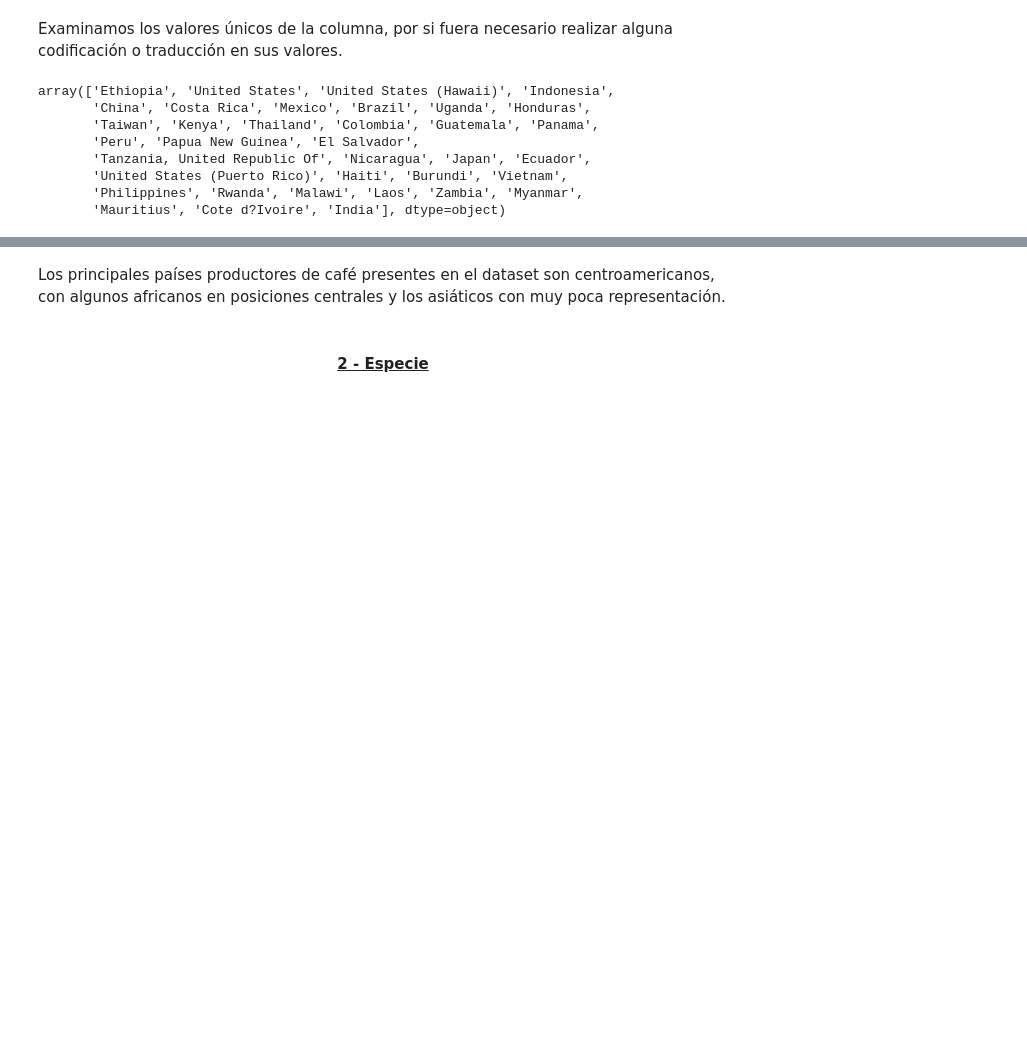
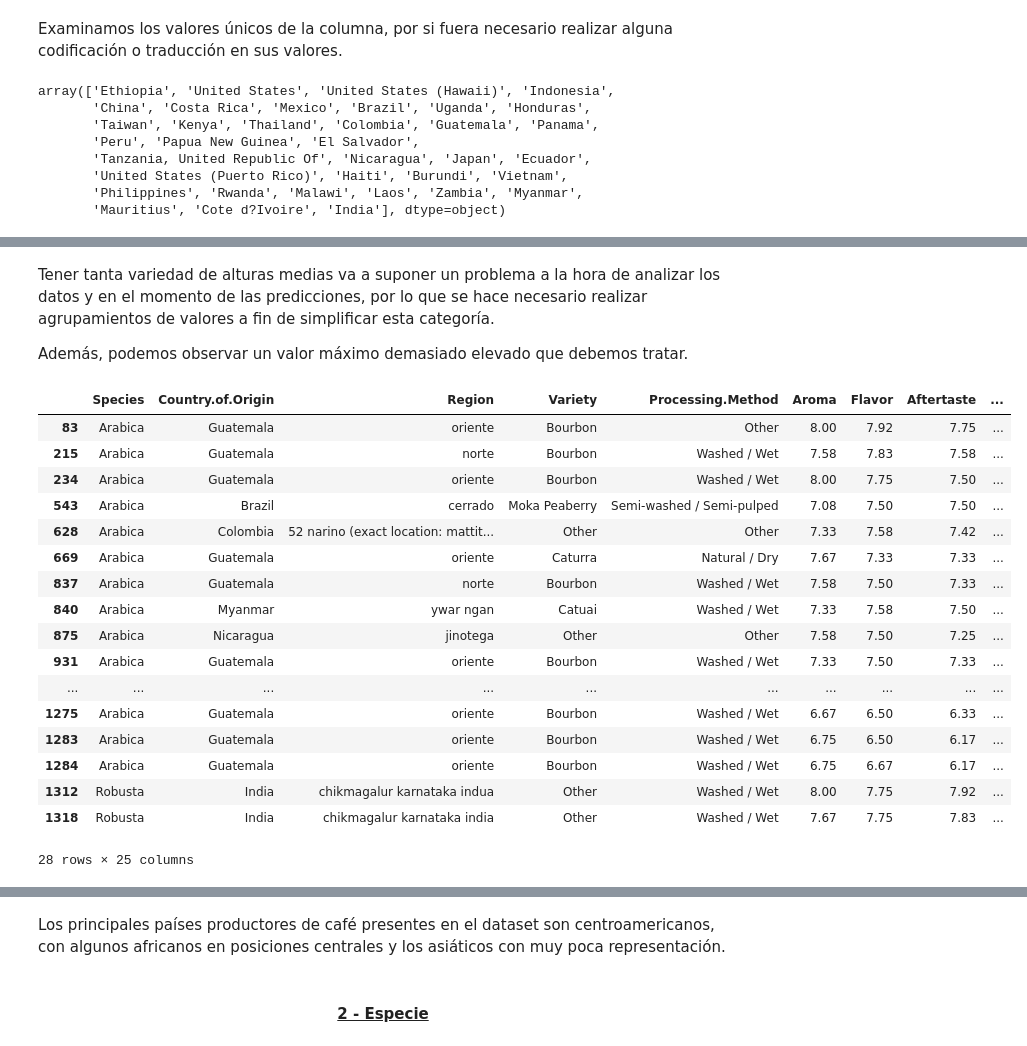
Before and after one commit to jmramaq/TrainingEDA_Coffee, a Jupyter notebook: src/EDA.ipynb, the cells around one changed output, grey strips where cells are left out. Drawn from its saved outputs; the diff is of its cells as text; code cells hidden in the pictures; blank space fills up the shorter version.

Commit message:
update_Altitud
Trabajo adicional en variable altitud por su diferenciación en pies y metros.

```diff
--- a/src/EDA.ipynb
+++ b/src/EDA.ipynb
@@ -342,0 +387,25 @@ array(['Ethiopia', 'United States', 'United States (Hawaii)', 'Indonesia',
+# %% [markdown]
+Tener tanta variedad de alturas medias va a suponer un problema a la hora de analizar los datos y en el momento de las predicciones, por lo que se hace necesario realizar agrupamientos de valores a fin de simplificar esta categoría.
+
+Además, podemos observar un valor máximo demasiado elevado que debemos tratar.
+# %%
+df[df["altitude_mean_meters"]>3000]
+# %% [output]
+|  | Species | Country.of.Origin | Region | Variety | Processing.Method | Aroma | Flavor | Aftertaste | ... |
+| 83 | Arabica | Guatemala | oriente | Bourbon | Other | 8.00 | 7.92 | 7.75 | ... |
+| 215 | Arabica | Guatemala | norte | Bourbon | Washed / Wet | 7.58 | 7.83 | 7.58 | ... |
+| 234 | Arabica | Guatemala | oriente | Bourbon | Washed / Wet | 8.00 | 7.75 | 7.50 | ... |
+| 543 | Arabica | Brazil | cerrado | Moka Peaberry | Semi-washed / Semi-pulped | 7.08 | 7.50 | 7.50 | ... |
+| 628 | Arabica | Colombia | 52 narino (exact location: mattit... | Other | Other | 7.33 | 7.58 | 7.42 | ... |
+| 669 | Arabica | Guatemala | oriente | Caturra | Natural / Dry | 7.67 | 7.33 | 7.33 | ... |
+| 837 | Arabica | Guatemala | norte | Bourbon | Washed / Wet | 7.58 | 7.50 | 7.33 | ... |
+| 840 | Arabica | Myanmar | ywar ngan | Catuai | Washed / Wet | 7.33 | 7.58 | 7.50 | ... |
+| 875 | Arabica | Nicaragua | jinotega | Other | Other | 7.58 | 7.50 | 7.25 | ... |
+| 931 | Arabica | Guatemala | oriente | Bourbon | Washed / Wet | 7.33 | 7.50 | 7.33 | ... |
+| ... | ... | ... | ... | ... | ... | ... | ... | ... | ... |
+| 1275 | Arabica | Guatemala | oriente | Bourbon | Washed / Wet | 6.67 | 6.50 | 6.33 | ... |
+| 1283 | Arabica | Guatemala | oriente | Bourbon | Washed / Wet | 6.75 | 6.50 | 6.17 | ... |
+| 1284 | Arabica | Guatemala | oriente | Bourbon | Washed / Wet | 6.75 | 6.67 | 6.17 | ... |
+| 1312 | Robusta | India | chikmagalur karnataka indua | Other | Washed / Wet | 8.00 | 7.75 | 7.92 | ... |
+| 1318 | Robusta | India | chikmagalur karnataka india | Other | Washed / Wet | 7.67 | 7.75 | 7.83 | ... |
+28 rows × 25 columns
```
Also changed, not shown: parts of 34 cells of this notebook.
